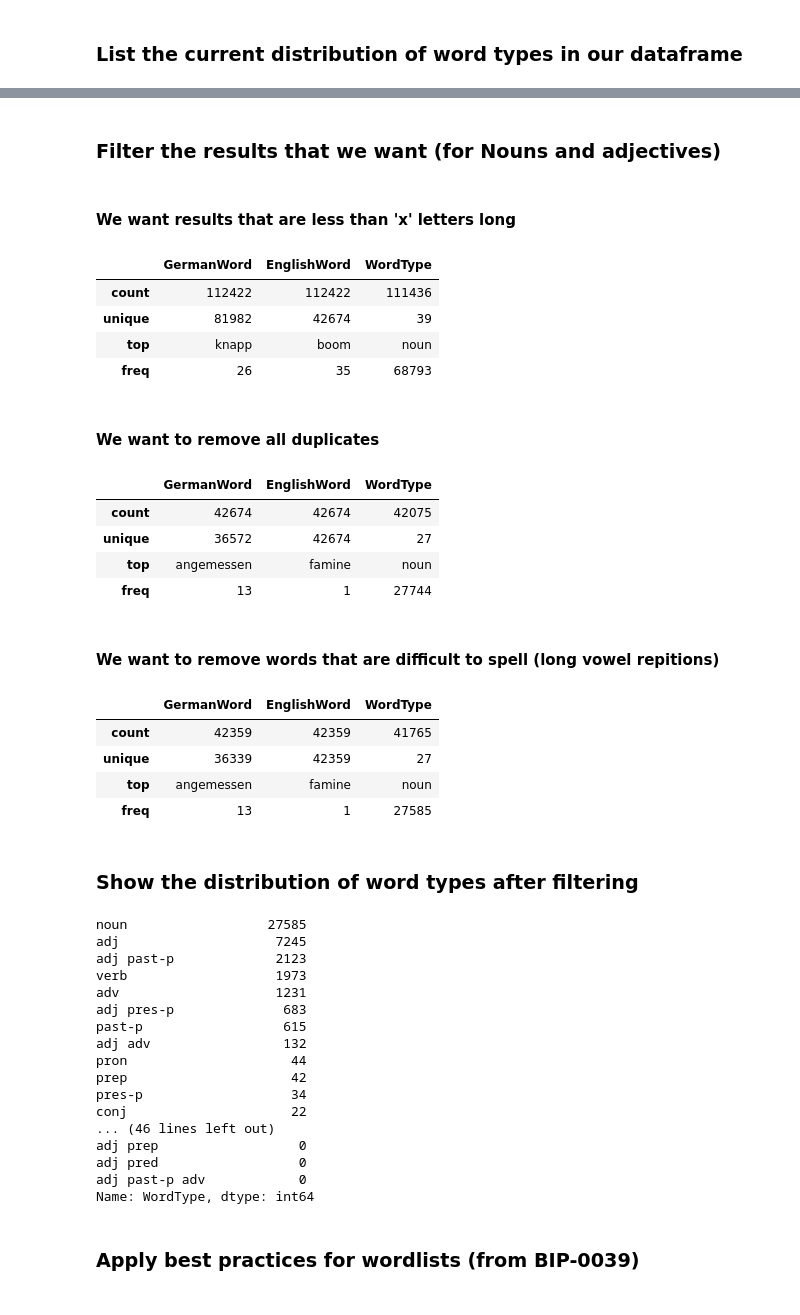
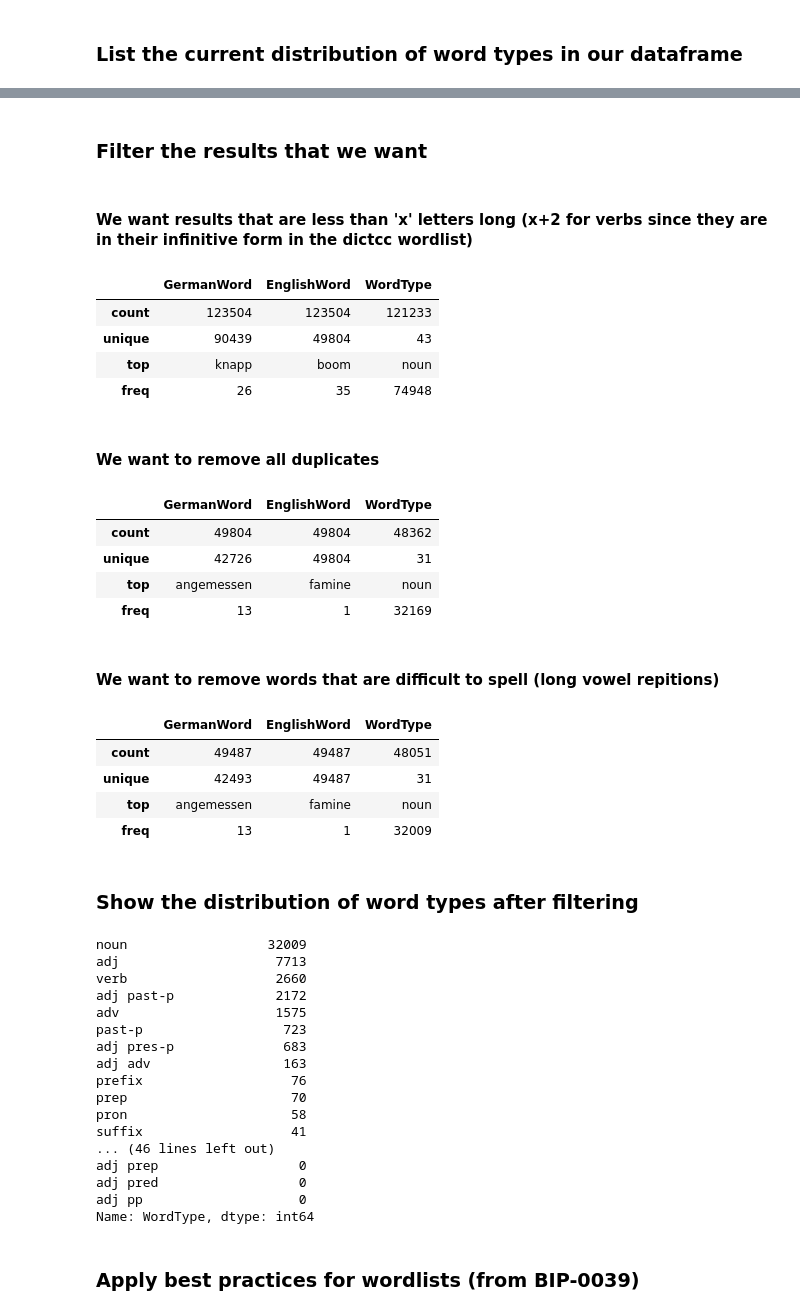
Before and after one commit to sdaros/placeword, a Jupyter notebook: dictcc_dictionary.ipynb, the cells around one changed output, grey strips where cells are left out. Cells and saved outputs as stored; diff of their text form; code cells hidden in the pictures.

Commit message:
Account for infinitve verbs when filtering words

```diff
--- a/dictcc_dictionary.ipynb
+++ b/dictcc_dictionary.ipynb
@@ -96,20 +96,22 @@ adjadj                     1
 pres-p rare:adj            1
 Name: WordType, dtype: int64
 # %% [markdown]
-### Filter the results that we want (for Nouns and adjectives)
+### Filter the results that we want
 # %% [markdown]
-#### We want results that are less than 'x' letters long
+#### We want results that are less than 'x' letters long (x+2 for verbs since they are in their infinitive form in the dictcc wordlist)
 # %%
-lt_x_letters = dictcc_df_filtered["EnglishWord"].str.len() < 9
-dictcc_df_filtered[lt_x_letters]
-dictcc_df_filtered = dictcc_df_filtered[lt_x_letters]
+lt_x_letters = (dictcc_df["EnglishWord"].str.len() < 9) |\
+               ((dictcc_df["EnglishWord"].str.contains('^to\s\w+\s')) &\
+                (dictcc_df["EnglishWord"].str.len() < 11)\
+               )
+dictcc_df_filtered = dictcc_df[lt_x_letters]
 dictcc_df_filtered.describe()
 # %% [output]
 |  | GermanWord | EnglishWord | WordType |
-| count | 112422 | 112422 | 111436 |
-| unique | 81982 | 42674 | 39 |
+| count | 123504 | 123504 | 121233 |
+| unique | 90439 | 49804 | 43 |
 | top | knapp | boom | noun |
-| freq | 26 | 35 | 68793 |
+| freq | 26 | 35 | 74948 |
 # %% [markdown]
 #### We want to remove all duplicates
 # %%
@@ -117,10 +119,10 @@ dictcc_df_filtered = dictcc_df_filtered.drop_duplicates("EnglishWord")
 dictcc_df_filtered.describe()
 # %% [output]
 |  | GermanWord | EnglishWord | WordType |
-| count | 42674 | 42674 | 42075 |
-| unique | 36572 | 42674 | 27 |
+| count | 49804 | 49804 | 48362 |
+| unique | 42726 | 49804 | 31 |
 | top | angemessen | famine | noun |
-| freq | 13 | 1 | 27744 |
+| freq | 13 | 1 | 32169 |
 # %% [markdown]
 #### We want to remove words that are difficult to spell (long vowel repitions)
 # %%
@@ -130,31 +132,31 @@ dictcc_df_filtered = dictcc_df_filtered[~is_long_vowel_rep]
 dictcc_df_filtered.describe()
 # %% [output]
 |  | GermanWord | EnglishWord | WordType |
-| count | 42359 | 42359 | 41765 |
-| unique | 36339 | 42359 | 27 |
+| count | 49487 | 49487 | 48051 |
+| unique | 42493 | 49487 | 31 |
 | top | angemessen | famine | noun |
-| freq | 13 | 1 | 27585 |
+| freq | 13 | 1 | 32009 |
 # %% [markdown]
 ### Show the distribution of word types after filtering
 # %%
 dictcc_df_filtered["WordType"].value_counts()
 # %% [output]
-noun                  27585
-adj                    7245
-adj past-p             2123
-verb                   1973
-adv                    1231
+noun                  32009
+adj                    7713
+verb                   2660
+adj past-p             2172
+adv                    1575
+past-p                  723
 adj pres-p              683
-past-p                  615
-adj adv                 132
-pron                     44
-prep                     42
-pres-p                   34
-conj                     22
+adj adv                 163
+prefix                   76
+prep                     70
+pron                     58
+suffix                   41
 ... (46 lines left out)
 adj prep                  0
 adj pred                  0
-adj past-p adv            0
+adj pp                    0
 Name: WordType, dtype: int64
 # %% [markdown]
 ### Apply best practices for wordlists (from BIP-0039)
```
Also changed, not shown: parts of 3 cells of this notebook, 1 other file.
